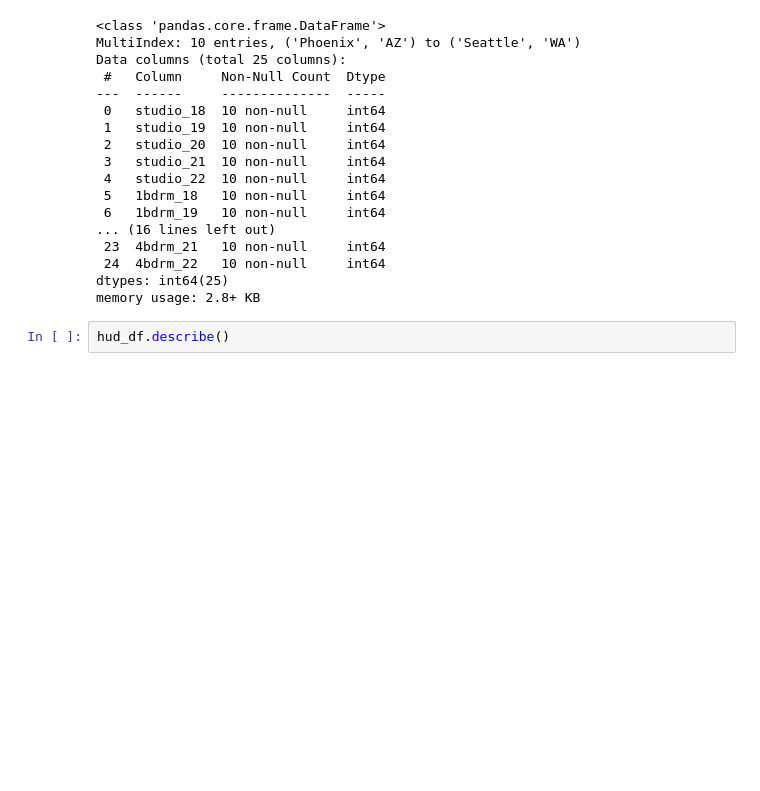
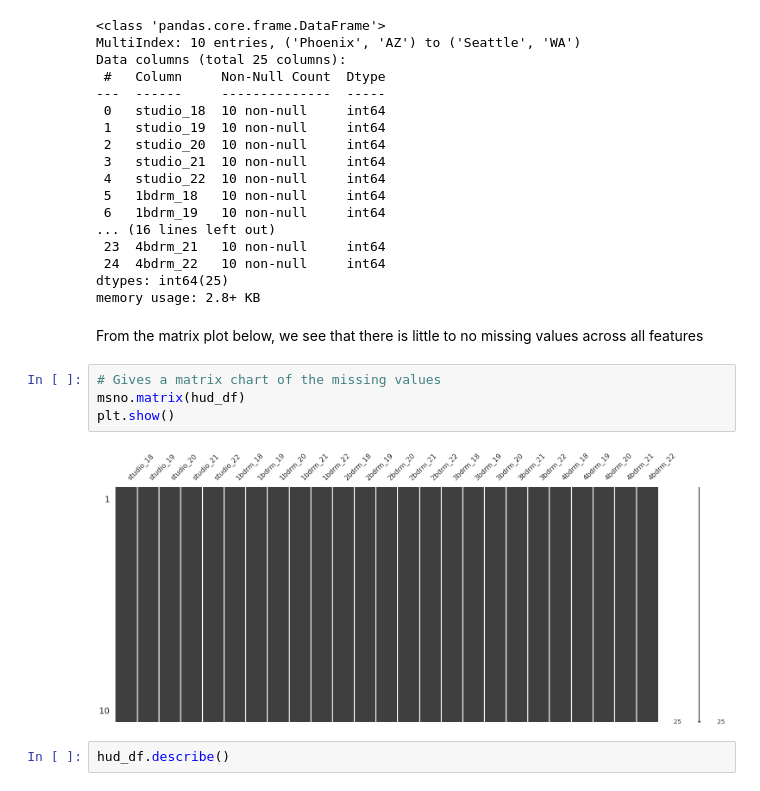
Before and after one commit to Keren-Neeq/DS4A-Team1, a Jupyter notebook: notebooks/Team1_EDA.ipynb, the cells around one changed output. Saved outputs shown, nothing was run; the diff lists cells and outputs as text; blank space fills up the shorter version.

Commit message:
Added missing data visualizations

```diff
--- a/notebooks/Team1_EDA.ipynb
+++ b/notebooks/Team1_EDA.ipynb
@@ -113,6 +117,14 @@ Data columns (total 25 columns):
  24  4bdrm_22   10 non-null     int64
 dtypes: int64(25)
 memory usage: 2.8+ KB
+# %% [markdown]
+From the matrix plot below, we see that there is little to no missing values across all features
+# %%
+# Gives a matrix chart of the missing values
+msno.matrix(hud_df)
+plt.show()
+# %% [output]
+[figure, added]
 # %%
 hud_df.describe()
 # %% [output]
```
Also changed, not shown: parts of 13 cells of this notebook.
